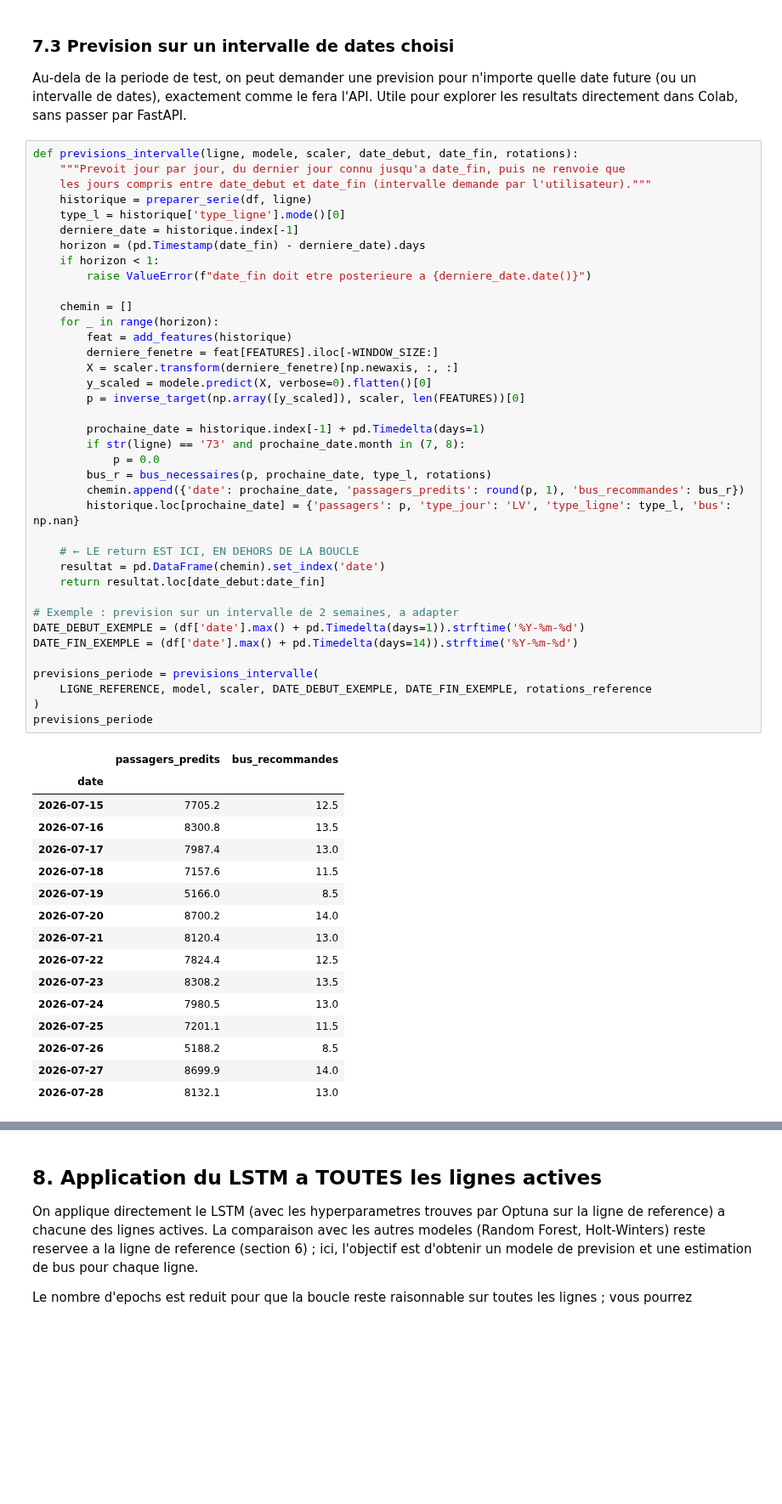
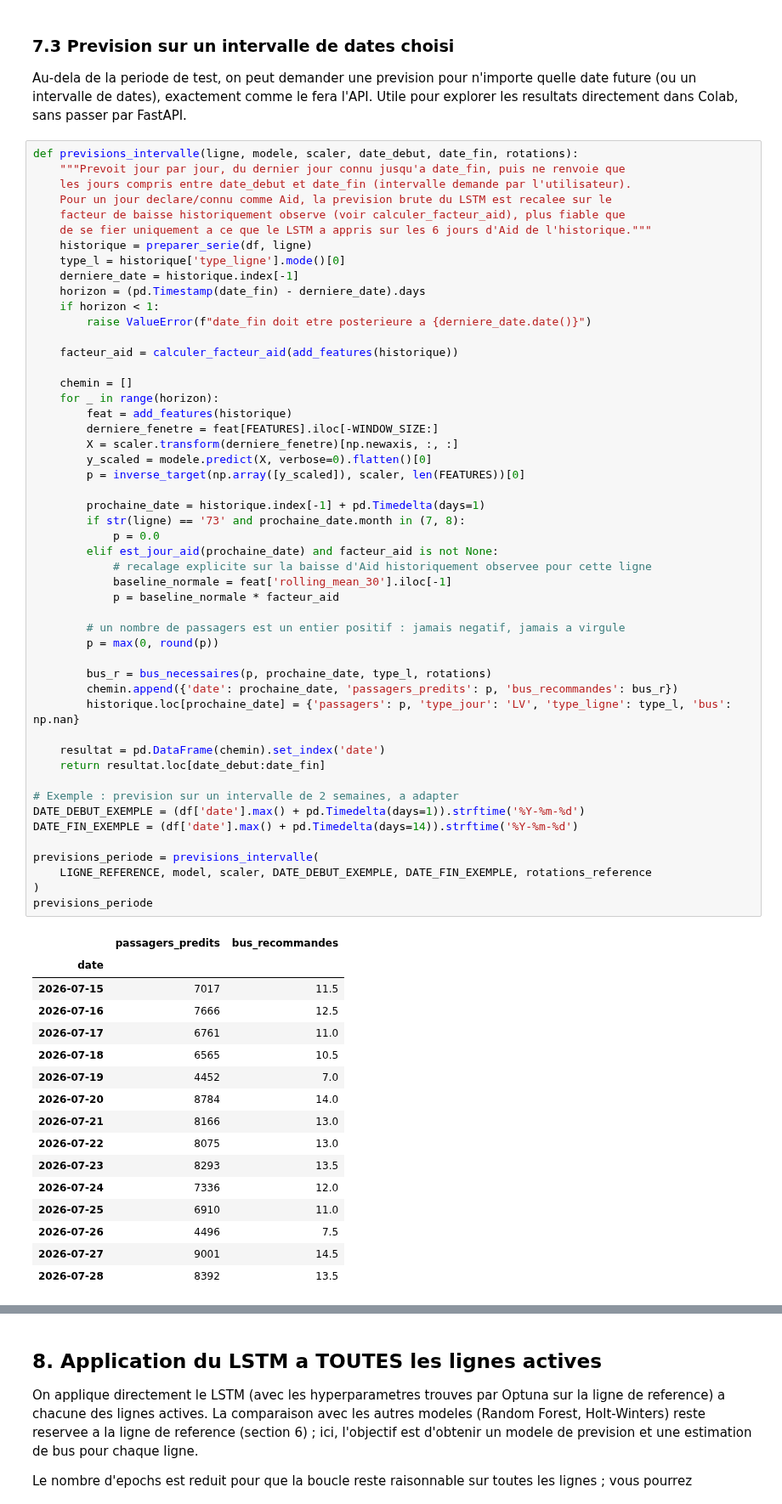
Before and after one commit to imaneaitsaid-code/PFA_ALSA_LSTM, a Jupyter notebook: notebooks/PFA_ALSA_LSTM___.ipynb, the cells around one changed output, grey strips where cells are left out. Shown at 85% size. Cells and saved outputs as stored; diff of their text form; blank space fills up the shorter version.

```diff
--- a/notebooks/PFA_ALSA_LSTM___.ipynb
+++ b/notebooks/PFA_ALSA_LSTM___.ipynb
@@ -943,58 +943,70 @@ Au-dela de la periode de test, on peut demander une prevision pour n'importe que
 # %%
 def previsions_intervalle(ligne, modele, scaler, date_debut, date_fin, rotations):
     """Prevoit jour par jour, du dernier jour connu jusqu'a date_fin, puis ne renvoie que
-    les jours compris entre date_debut et date_fin (intervalle demande par l'utilisateur)."""
+    les jours compris entre date_debut et date_fin (intervalle demande par l'utilisateur).
+    Pour un jour declare/connu comme Aid, la prevision brute du LSTM est recalee sur le
+    facteur de baisse historiquement observe (voir calculer_facteur_aid), plus fiable que
+    de se fier uniquement a ce que le LSTM a appris sur les 6 jours d'Aid de l'historique."""
     historique = preparer_serie(df, ligne)
     type_l = historique['type_ligne'].mode()[0]
     derniere_date = historique.index[-1]
     horizon = (pd.Timestamp(date_fin) - derniere_date).days
     if horizon < 1:
         raise ValueError(f"date_fin doit etre posterieure a {derniere_date.date()}")
+
+    facteur_aid = calculer_facteur_aid(add_features(historique))
 
     chemin = []
     for _ in range(horizon):
         feat = add_features(historique)
         derniere_fenetre = feat[FEATURES].iloc[-WINDOW_SIZE:]
         X = scaler.transform(derniere_fenetre)[np.newaxis, :, :]
         y_scaled = modele.predict(X, verbose=0).flatten()[0]
         p = inverse_target(np.array([y_scaled]), scaler, len(FEATURES))[0]
 
         prochaine_date = historique.index[-1] + pd.Timedelta(days=1)
         if str(ligne) == '73' and prochaine_date.month in (7, 8):
             p = 0.0
+        elif est_jour_aid(prochaine_date) and facteur_aid is not None:
+            # recalage explicite sur la baisse d'Aid historiquement observee pour cette ligne
+            baseline_normale = feat['rolling_mean_30'].iloc[-1]
+            p = baseline_normale * facteur_aid
+
+        # un nombre de passagers est un entier positif : jamais negatif, jamais a virgule
+        p = max(0, round(p))
+
         bus_r = bus_necessaires(p, prochaine_date, type_l, rotations)
-        chemin.append({'date': prochaine_date, 'passagers_predits': round(p, 1), 'bus_recommandes': bus_r})
+        chemin.append({'date': prochaine_date, 'passagers_predits': p, 'bus_recommandes': bus_r})
         historique.loc[prochaine_date] = {'passagers': p, 'type_jour': 'LV', 'type_ligne': type_l, 'bus': np.nan}
 
-    # ← LE return EST ICI, EN DEHORS DE LA BOUCLE
     resultat = pd.DataFrame(chemin).set_index('date')
     return resultat.loc[date_debut:date_fin]
 
 # Exemple : prevision sur un intervalle de 2 semaines, a adapter
 DATE_DEBUT_EXEMPLE = (df['date'].max() + pd.Timedelta(days=1)).strftime('%Y-%m-%d')
 DATE_FIN_EXEMPLE = (df['date'].max() + pd.Timedelta(days=14)).strftime('%Y-%m-%d')
 
 previsions_periode = previsions_intervalle(
     LIGNE_REFERENCE, model, scaler, DATE_DEBUT_EXEMPLE, DATE_FIN_EXEMPLE, rotations_reference
 )
 previsions_periode
 # %% [output]
 |  | passagers_predits | bus_recommandes |
 | date |  |  |
-| 2026-07-15 | 7705.2 | 12.5 |
-| 2026-07-16 | 8300.8 | 13.5 |
-| 2026-07-17 | 7987.4 | 13.0 |
-| 2026-07-18 | 7157.6 | 11.5 |
-| 2026-07-19 | 5166.0 | 8.5 |
-| 2026-07-20 | 8700.2 | 14.0 |
-| 2026-07-21 | 8120.4 | 13.0 |
-| 2026-07-22 | 7824.4 | 12.5 |
-| 2026-07-23 | 8308.2 | 13.5 |
-| 2026-07-24 | 7980.5 | 13.0 |
-| 2026-07-25 | 7201.1 | 11.5 |
-| 2026-07-26 | 5188.2 | 8.5 |
-| 2026-07-27 | 8699.9 | 14.0 |
-| 2026-07-28 | 8132.1 | 13.0 |
+| 2026-07-15 | 7017 | 11.5 |
+| 2026-07-16 | 7666 | 12.5 |
+| 2026-07-17 | 6761 | 11.0 |
+| 2026-07-18 | 6565 | 10.5 |
+| 2026-07-19 | 4452 | 7.0 |
+| 2026-07-20 | 8784 | 14.0 |
+| 2026-07-21 | 8166 | 13.0 |
+| 2026-07-22 | 8075 | 13.0 |
+| 2026-07-23 | 8293 | 13.5 |
+| 2026-07-24 | 7336 | 12.0 |
+| 2026-07-25 | 6910 | 11.0 |
+| 2026-07-26 | 4496 | 7.5 |
+| 2026-07-27 | 9001 | 14.5 |
+| 2026-07-28 | 8392 | 13.5 |
 # %%
 fig, ax1 = plt.subplots(figsize=(12,4))
 ax1.bar(previsions_periode.index.strftime('%d/%m'), previsions_periode['passagers_predits'], color='steelblue', alpha=0.7)
```
Also changed, not shown: parts of 25 cells of this notebook, 50 other files.
